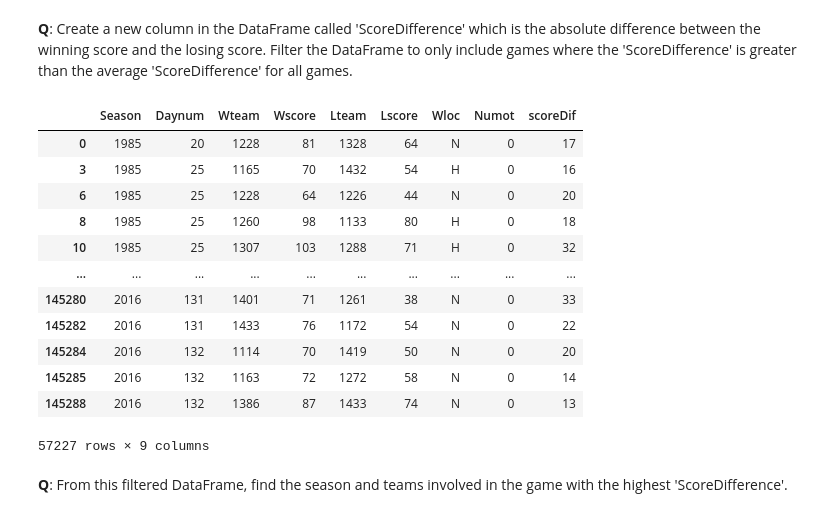
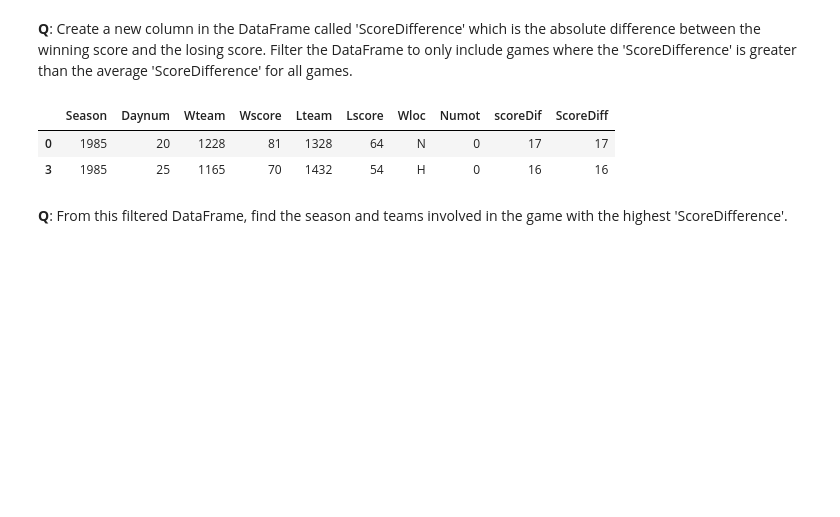
Before and after one commit to fred248h/62444-DVA, a Jupyter notebook: YaseminKeskins204593/Assignments/3_pd_s204593.ipynb, the cells around one changed output. Saved outputs shown, nothing was run; the diff lists cells and outputs as text; code cells hidden in the pictures; blank space fills up the shorter version.

```diff
--- a/YaseminKeskins204593/Assignments/3_pd_s204593.ipynb
+++ b/YaseminKeskins204593/Assignments/3_pd_s204593.ipynb
@@ -332,31 +399,23 @@ df[(df['Wscore'] > 150) & (df['Lscore'] < 100)]
 # %% [markdown]
 **Q**: Create a new column in the DataFrame called 'ScoreDifference' which is the absolute difference between the winning score and the losing score. Filter the DataFrame to only include games where the 'ScoreDifference' is greater than the average 'ScoreDifference' for all games.
 # %%
-# Step 1: Create a new column 'ScoreDifference'
-df['scoreDif'] = abs(df['Wscore'] - df['Lscore'])
+# Write your code here
 
-# Step 2: Calculate the average 'ScoreDifference' for all games
-average_diff = df['scoreDif'].mean()
+# I am creating a new column for 'ScoreDifference' called ScoreDiff
+df['ScoreDiff'] = abs(df['Wscore'] - df['Lscore'])
 
-# Step 3: Filter the DataFrame based on the condition 'ScoreDifference' > average_diff using loc
-filtered_df = df[df['scoreDif'] > average_diff]
+# The average 'ScoreDifference' for all games
+avg_ScoreDiff = df['ScoreDiff'].mean()
 
-# Print the filtered DataFrame
-filtered_df
+# I am filtering the DataFrame based on the asked condition
+New_df = df[df['ScoreDiff'] > avg_ScoreDiff]
+
+
+New_df.head(2)
 # %% [output]
-|  | Season | Daynum | Wteam | Wscore | Lteam | Lscore | Wloc | Numot | scoreDif |
-| 0 | 1985 | 20 | 1228 | 81 | 1328 | 64 | N | 0 | 17 |
-| 3 | 1985 | 25 | 1165 | 70 | 1432 | 54 | H | 0 | 16 |
-| 6 | 1985 | 25 | 1228 | 64 | 1226 | 44 | N | 0 | 20 |
-| 8 | 1985 | 25 | 1260 | 98 | 1133 | 80 | H | 0 | 18 |
-| 10 | 1985 | 25 | 1307 | 103 | 1288 | 71 | H | 0 | 32 |
-| ... | ... | ... | ... | ... | ... | ... | ... | ... | ... |
-| 145280 | 2016 | 131 | 1401 | 71 | 1261 | 38 | N | 0 | 33 |
-| 145282 | 2016 | 131 | 1433 | 76 | 1172 | 54 | N | 0 | 22 |
-| 145284 | 2016 | 132 | 1114 | 70 | 1419 | 50 | N | 0 | 20 |
-| 145285 | 2016 | 132 | 1163 | 72 | 1272 | 58 | N | 0 | 14 |
-| 145288 | 2016 | 132 | 1386 | 87 | 1433 | 74 | N | 0 | 13 |
+|  | Season | Daynum | Wteam | Wscore | Lteam | Lscore | Wloc | Numot | scoreDif | ScoreDiff |
+| 0 | 1985 | 20 | 1228 | 81 | 1328 | 64 | N | 0 | 17 | 17 |
+| 3 | 1985 | 25 | 1165 | 70 | 1432 | 54 | H | 0 | 16 | 16 |
-57227 rows × 9 columns
 # %% [markdown]
 **Q**: From this filtered DataFrame, find the season and teams involved in the game with the highest 'ScoreDifference'.
 # %%
```
Also changed, not shown: parts of 19 cells of this notebook.
